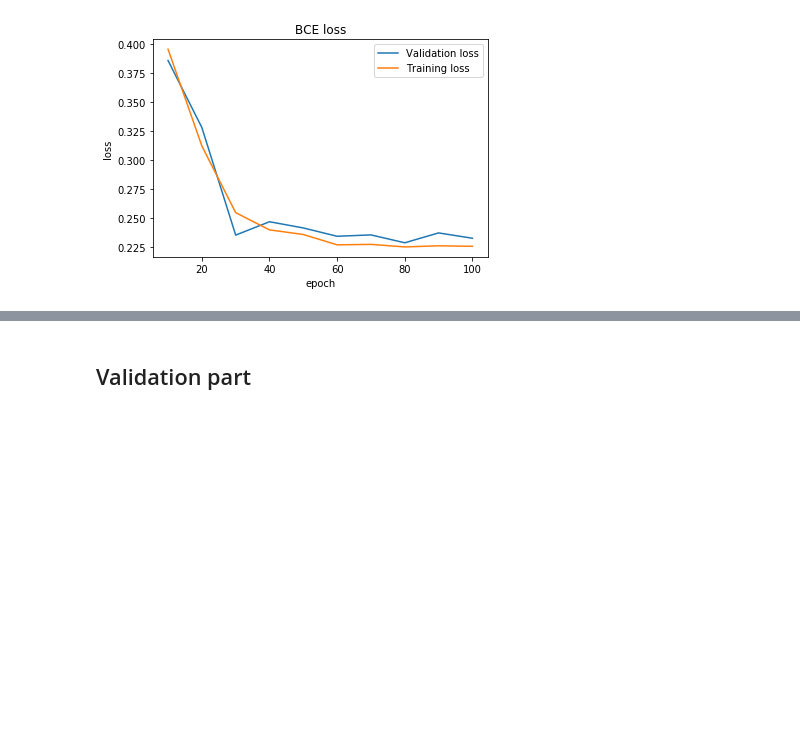
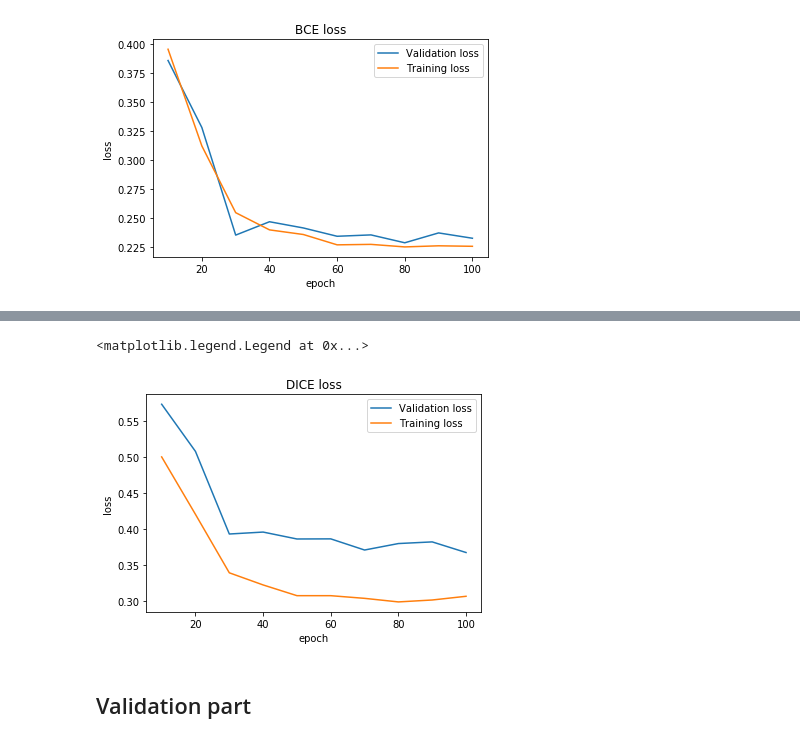
Before and after one commit to zpolina/CPSC540_course_project, a Jupyter notebook: UNet_debug_v.ipynb, the cells around one changed output, grey strips where cells are left out. Saved outputs shown, nothing was run; the diff lists cells and outputs as text; code cells hidden in the pictures; blank space fills up the shorter version.

Commit message:
Dice Loss computed

```diff
--- a/UNet_debug_v.ipynb
+++ b/UNet_debug_v.ipynb
@@ -568,6 +590,17 @@ train_DICE, val_DICE = train("DICE")
 # %%
 import torch
 torch.save(net.state_dict(), DATA_DIR +'/checkpoint/model_DICE.pth')
+# %%
+from matplotlib import pyplot as plt
+plt.plot(list(range(10,110, 10)),val_DICE, label='Validation loss')
+plt.plot(list(range(10,110, 10)),train_DICE, label='Training loss')
+plt.xlabel("epoch")
+plt.ylabel("loss")
+plt.title('DICE loss')
+plt.legend()
+# %% [output]
+<matplotlib.legend.Legend at 0x...>
+[figure, added]
 # %% [markdown]
 ## Validation part
 # %%
```
Also changed, not shown: parts of 4 cells of this notebook.
